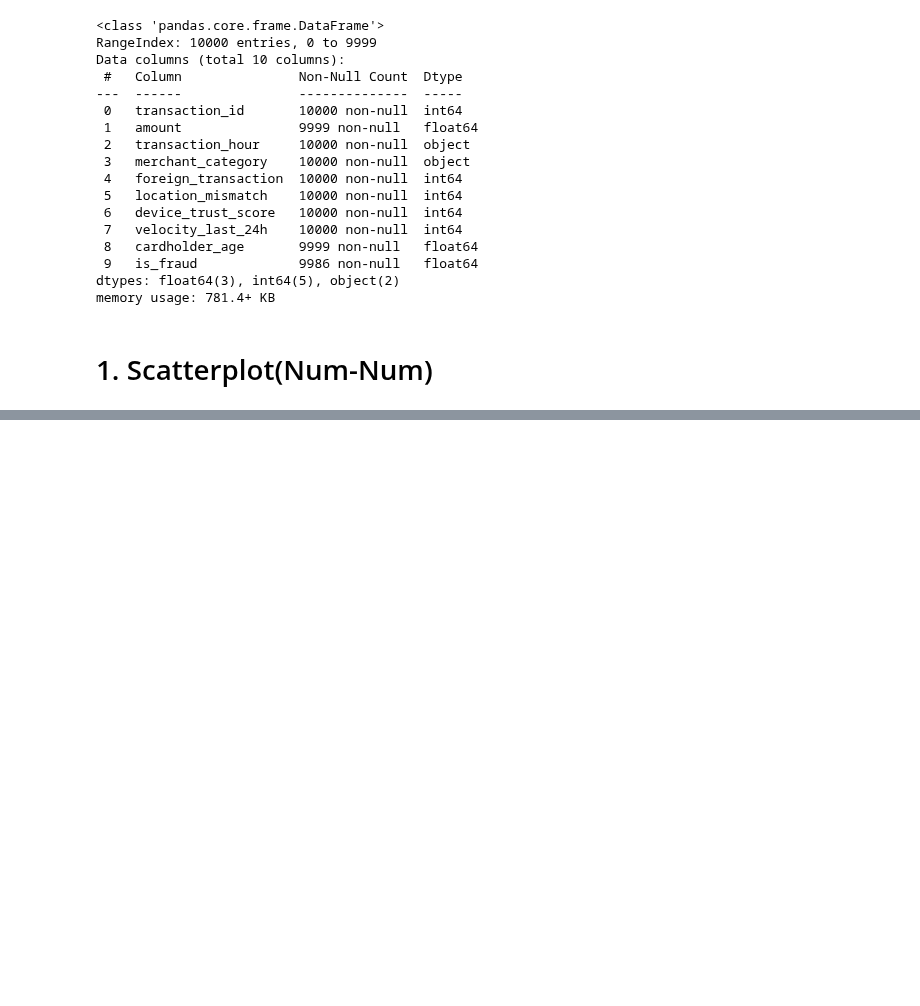
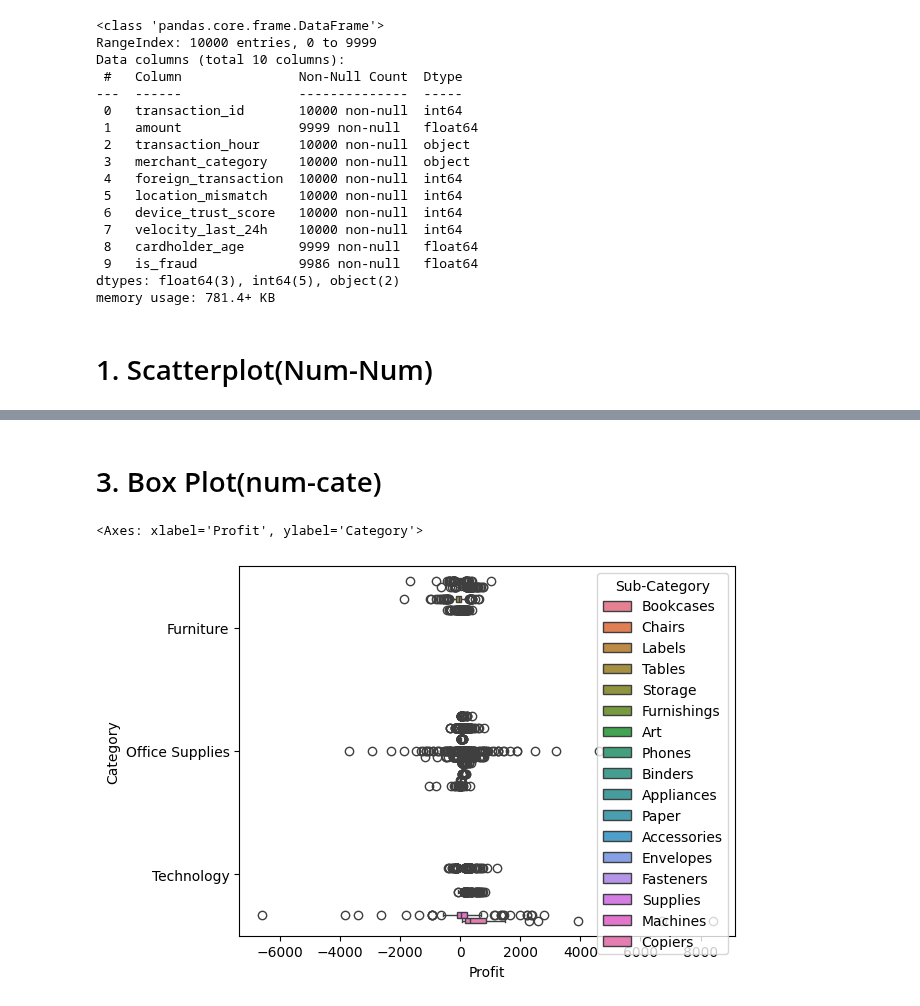
Before and after one commit to prajwal0756/Data-Science, a Jupyter notebook: Machine Learning/code/08_Bi_multivariate.ipynb, the cells around one changed output, grey strips where cells are left out. Cells and saved outputs as stored; diff of their text form; code cells hidden in the pictures; blank space fills up the shorter version.

```diff
--- a/Machine Learning/code/08_Bi_multivariate.ipynb
+++ b/Machine Learning/code/08_Bi_multivariate.ipynb
@@ -4,6 +4,7 @@ import seaborn as sns
 # %%
 # placement=pd.read_csv('/Users/prajwalsubedi/Desktop/Data science/Data Sets/placement.csv')
 # churn=pd.read_csv('/Users/prajwalsubedi/Desktop/Data science/Data Sets/Telco_customer_churn.csv')
+df= pd.read_csv('/Users/prajwalsubedi/Desktop/Data science/Data Sets/sample_store.csv',encoding='ISO-8859-1')
 credit=pd.read_csv('/Users/prajwalsubedi/Desktop/Data science/Data Sets/credit.csv')
 # %%
 credit.head()
@@ -42,0 +81,2 @@ TypeError: scatterplot() takes from 0 to 1 positional arguments but 2 were given
+# %%
+df["Order Date"] = pd.to_datetime(df["Order Date"])
@@ -42,0 +93,7 @@ TypeError: scatterplot() takes from 0 to 1 positional arguments but 2 were given
+# %% [markdown]
+# 3. Box Plot(num-cate)
+# %%
+sns.boxplot(x=df['Profit'],y=df['Category'],hue=df['Sub-Category'])
+# %% [output]
+<Axes: xlabel='Profit', ylabel='Category'>
+[figure, added]
```
Also changed, not shown: parts of 24 cells of this notebook, 4 other files.
